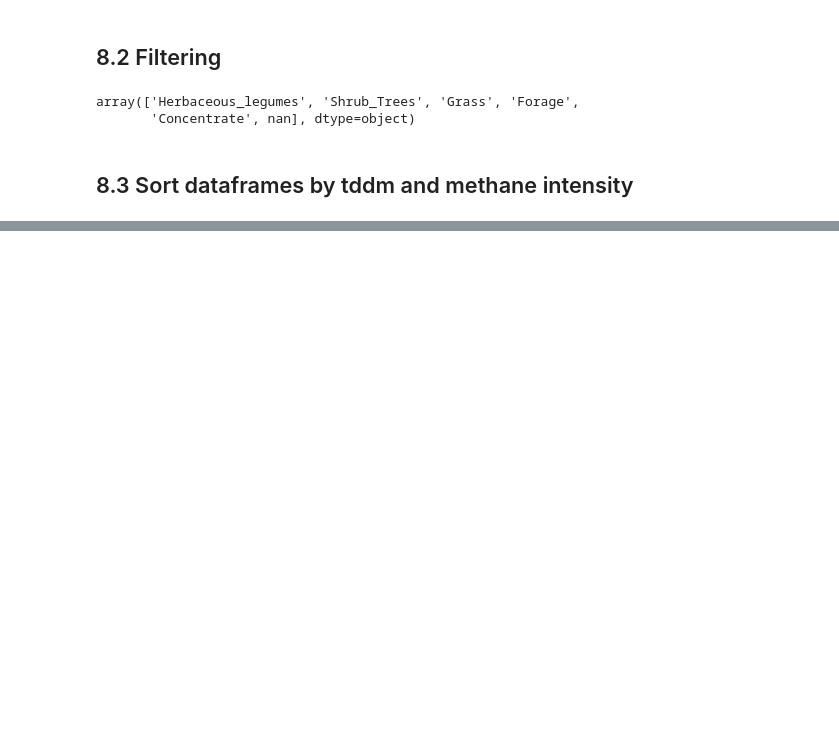
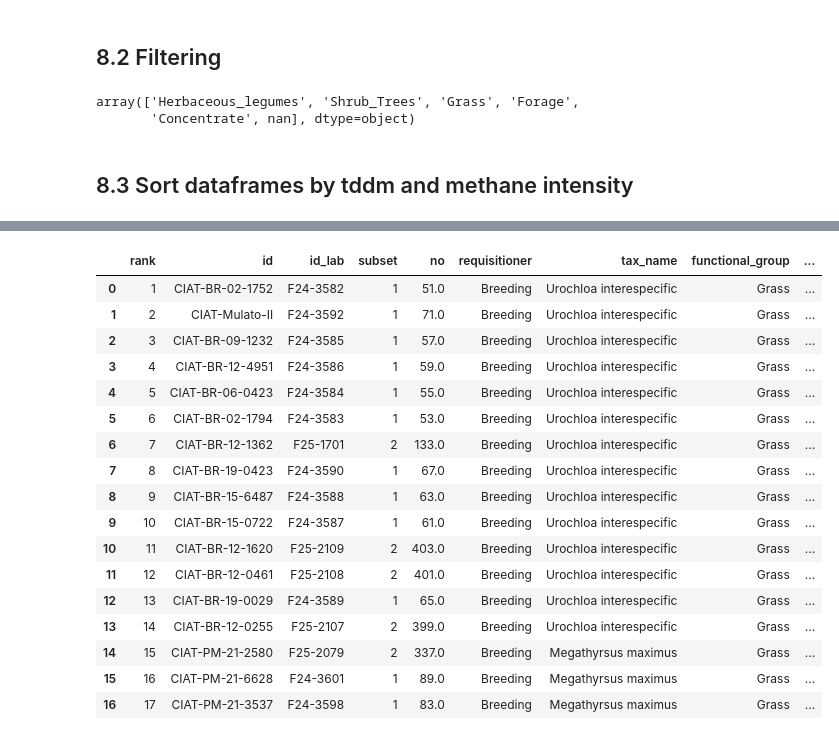
Before and after one commit to maurope/lmf, a Jupyter notebook: notebooks/2026/2026_05_22_data_delivery.ipynb, the cells around one changed output, grey strips where cells are left out. Saved outputs shown, nothing was run; the diff lists cells and outputs as text; code cells hidden in the pictures; blank space fills up the shorter version.

```diff
--- a/notebooks/2026/2026_05_22_data_delivery.ipynb
+++ b/notebooks/2026/2026_05_22_data_delivery.ipynb
@@ -1137,0 +1144,26 @@ legumes_sorted.to_csv('/content/drive/MyDrive/lmf/output/2026_05_22_data_deliver
+# %%
+compiled = pd.read_csv('/content/drive/MyDrive/lmf/data/2026_05_22_data_delivery/09_top_promising_accessions/compiled_dashboard_2026_7_10.csv')
+category_1a = pd.read_csv('/content/drive/MyDrive/lmf/data/2026_05_22_data_delivery/09_top_promising_accessions/grasses_top_promising_accessions_shinyapp_by_means_with_stargrass.csv')
+# %%
+category_1a_data = category_1a.merge(compiled, on='id', how='left')
+# %%
+category_1a_data
+# %% [output]
+|  | rank | id | id_lab | subset | no | requisitioner | tax_name | functional_group | ... |
+| 0 | 1 | CIAT-BR-02-1752 | F24-3582 | 1 | 51.0 | Breeding | Urochloa interespecific | Grass | ... |
+| 1 | 2 | CIAT-Mulato-II | F24-3592 | 1 | 71.0 | Breeding | Urochloa interespecific | Grass | ... |
+| 2 | 3 | CIAT-BR-09-1232 | F24-3585 | 1 | 57.0 | Breeding | Urochloa interespecific | Grass | ... |
+| 3 | 4 | CIAT-BR-12-4951 | F24-3586 | 1 | 59.0 | Breeding | Urochloa interespecific | Grass | ... |
+| 4 | 5 | CIAT-BR-06-0423 | F24-3584 | 1 | 55.0 | Breeding | Urochloa interespecific | Grass | ... |
+| 5 | 6 | CIAT-BR-02-1794 | F24-3583 | 1 | 53.0 | Breeding | Urochloa interespecific | Grass | ... |
+| 6 | 7 | CIAT-BR-12-1362 | F25-1701 | 2 | 133.0 | Breeding | Urochloa interespecific | Grass | ... |
+| 7 | 8 | CIAT-BR-19-0423 | F24-3590 | 1 | 67.0 | Breeding | Urochloa interespecific | Grass | ... |
+| 8 | 9 | CIAT-BR-15-6487 | F24-3588 | 1 | 63.0 | Breeding | Urochloa interespecific | Grass | ... |
+| 9 | 10 | CIAT-BR-15-0722 | F24-3587 | 1 | 61.0 | Breeding | Urochloa interespecific | Grass | ... |
+| 10 | 11 | CIAT-BR-12-1620 | F25-2109 | 2 | 403.0 | Breeding | Urochloa interespecific | Grass | ... |
+| 11 | 12 | CIAT-BR-12-0461 | F25-2108 | 2 | 401.0 | Breeding | Urochloa interespecific | Grass | ... |
+| 12 | 13 | CIAT-BR-19-0029 | F24-3589 | 1 | 65.0 | Breeding | Urochloa interespecific | Grass | ... |
+| 13 | 14 | CIAT-BR-12-0255 | F25-2107 | 2 | 399.0 | Breeding | Urochloa interespecific | Grass | ... |
+| 14 | 15 | CIAT-PM-21-2580 | F25-2079 | 2 | 337.0 | Breeding | Megathyrsus maximus | Grass | ... |
+| 15 | 16 | CIAT-PM-21-6628 | F24-3601 | 1 | 89.0 | Breeding | Megathyrsus maximus | Grass | ... |
+| 16 | 17 | CIAT-PM-21-3537 | F24-3598 | 1 | 83.0 | Breeding | Megathyrsus maximus | Grass | ... |
```
Also changed, not shown: parts of 3 cells of this notebook, 7 other files.
